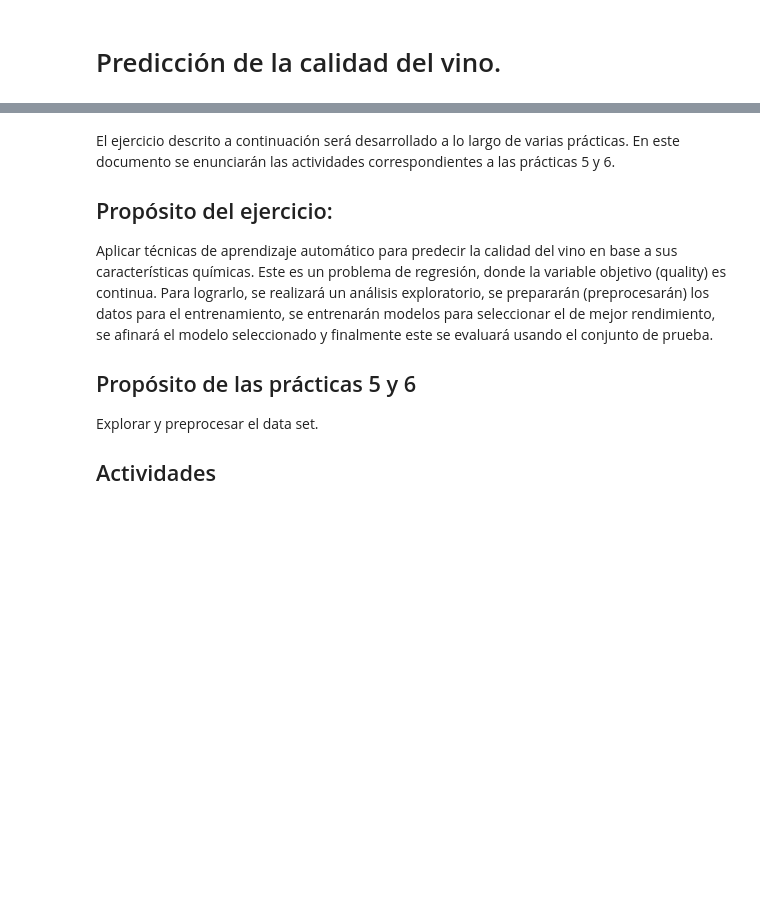
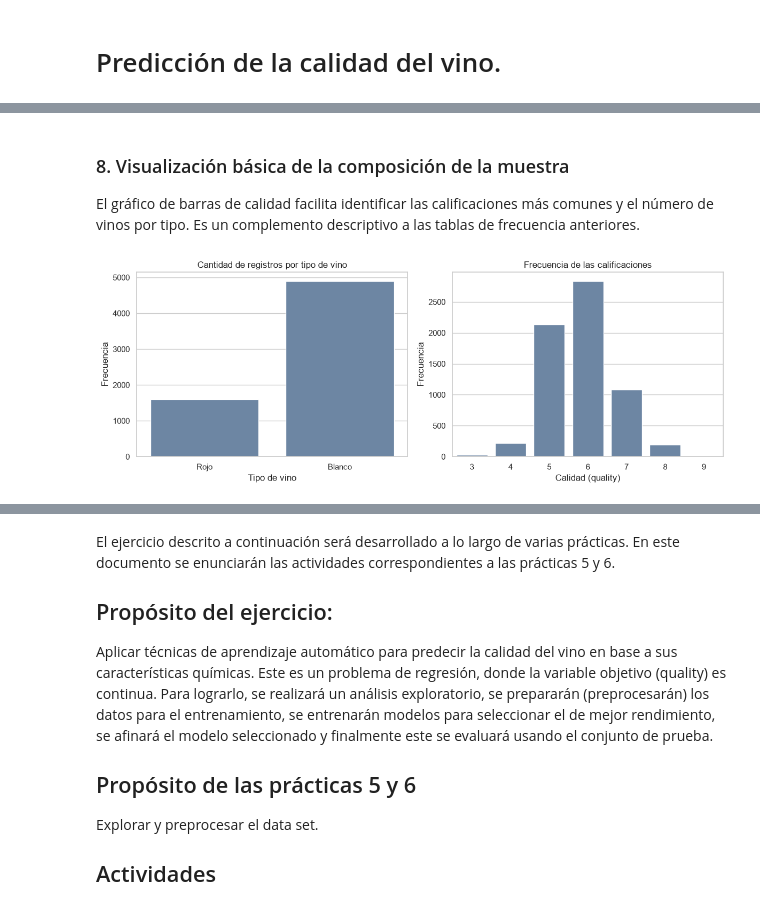
Before and after one commit to JB1302/Big-Data-G2, a Jupyter notebook: Tarea/Grupo2_SC707_Practica5-6_LN.ipynb, the cells around one changed output, grey strips where cells are left out. Cells and saved outputs as stored; diff of their text form; code cells hidden in the pictures; blank space fills up the shorter version.

```diff
--- a/Tarea/Grupo2_SC707_Practica5-6_LN.ipynb
+++ b/Tarea/Grupo2_SC707_Practica5-6_LN.ipynb
@@ -6,0 +264,18 @@
+# %% [markdown]
+### 8. Visualización básica de la composición de la muestra
+
+El gráfico de barras de calidad facilita identificar las calificaciones más comunes y el número de vinos por tipo. Es un complemento descriptivo a las tablas de frecuencia anteriores.
+# %%
+fig, axes = plt.subplots(1, 2, figsize=(12, 4.5))
+sns.countplot(data=datos, x="tipo_vino", order=["Rojo", "Blanco"], ax=axes[0], color="#6485AC")
+axes[0].set_title("Cantidad de registros por tipo de vino")
+axes[0].set_xlabel("Tipo de vino")
+axes[0].set_ylabel("Frecuencia")
+sns.countplot(data=datos, x="quality", order=sorted(datos["quality"].unique()), ax=axes[1], color="#6485AC")
+axes[1].set_title("Frecuencia de las calificaciones")
+axes[1].set_xlabel("Calidad (quality)")
+axes[1].set_ylabel("Frecuencia")
+plt.tight_layout()
+plt.show()
+# %% [output]
+[figure, added]
```
Also changed, not shown: parts of 20 cells of this notebook.
